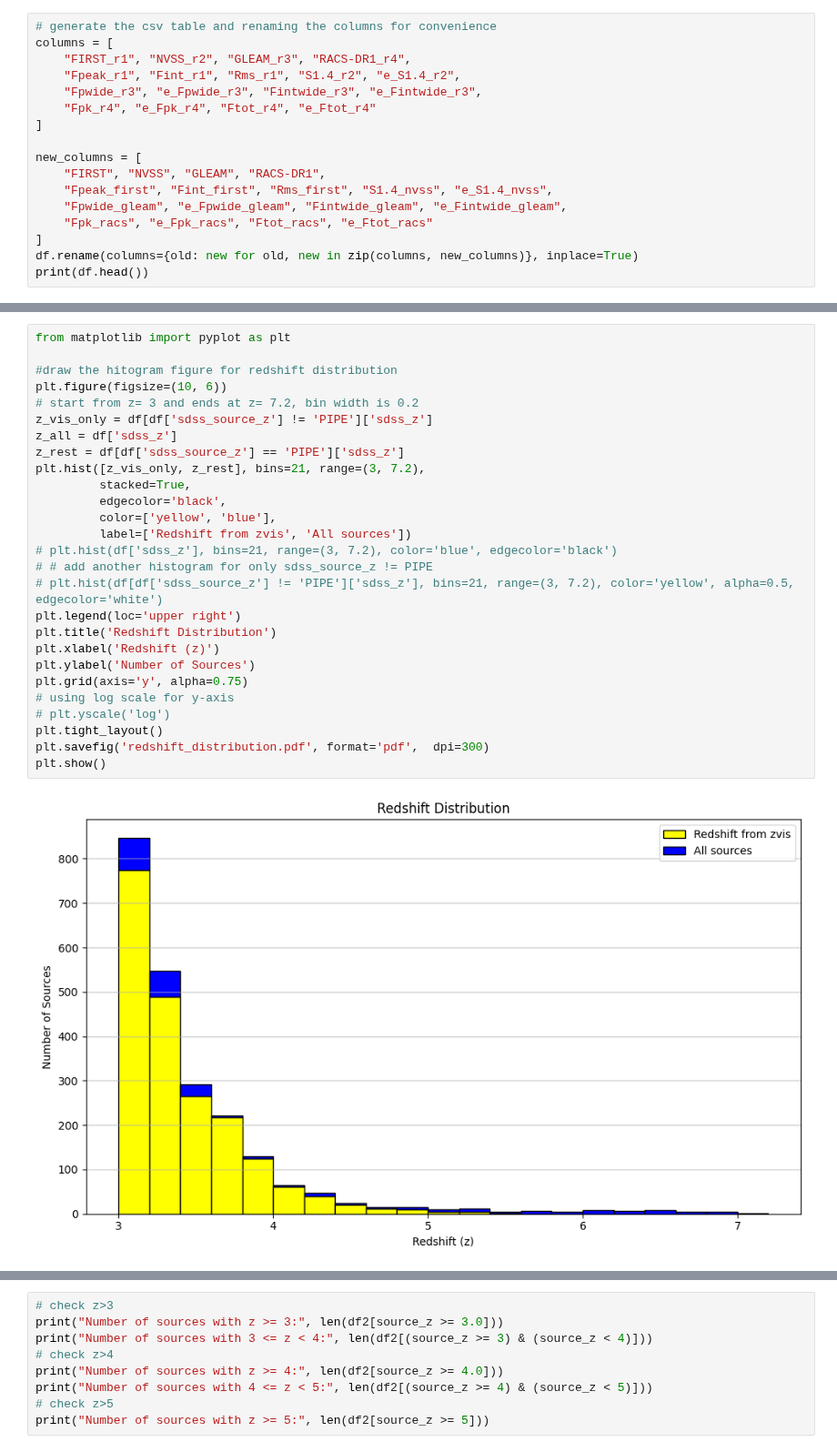
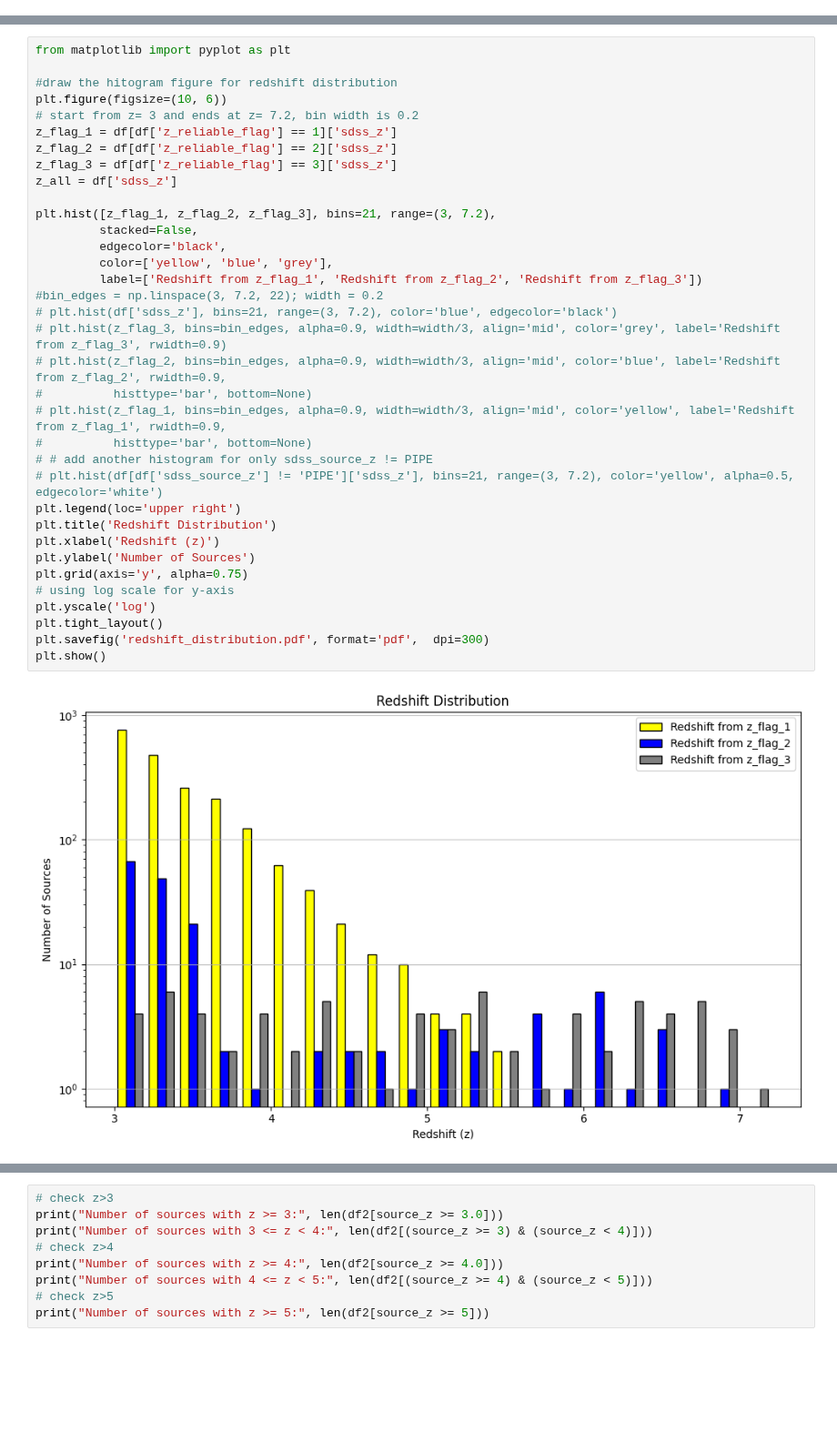
Before and after one commit to ykzhang112233/highz-catalogue, a Jupyter notebook: scripts/0-result_analysis.ipynb, the cells around one changed output, grey strips where cells are left out. Shown at 91% size. Drawn from its saved outputs; the diff is of its cells as text; blank space fills up the shorter version.

```diff
--- a/scripts/0-result_analysis.ipynb
+++ b/scripts/0-result_analysis.ipynb
@@ -32,17 +32,0 @@ Index(['sdss_name', 'sdss_ra', 'sdss_dec', 'sdss_z', 'sdss_source_z',
-# %%
-# generate the csv table and renaming the columns for convenience
-columns = [
-    "FIRST_r1", "NVSS_r2", "GLEAM_r3", "RACS-DR1_r4",
-    "Fpeak_r1", "Fint_r1", "Rms_r1", "S1.4_r2", "e_S1.4_r2",
-    "Fpwide_r3", "e_Fpwide_r3", "Fintwide_r3", "e_Fintwide_r3",
-    "Fpk_r4", "e_Fpk_r4", "Ftot_r4", "e_Ftot_r4"
-]
-
-new_columns = [
-    "FIRST", "NVSS", "GLEAM", "RACS-DR1",
-    "Fpeak_first", "Fint_first", "Rms_first", "S1.4_nvss", "e_S1.4_nvss",
-    "Fpwide_gleam", "e_Fpwide_gleam", "Fintwide_gleam", "e_Fintwide_gleam",
-    "Fpk_racs", "e_Fpk_racs", "Ftot_racs", "e_Ftot_racs"
-]
-df.rename(columns={old: new for old, new in zip(columns, new_columns)}, inplace=True)
-print(df.head())
@@ -67,32 +33,40 @@ print(df.head())
 # %%
 from matplotlib import pyplot as plt
 
 #draw the hitogram figure for redshift distribution
 plt.figure(figsize=(10, 6))
 # start from z= 3 and ends at z= 7.2, bin width is 0.2
-z_vis_only = df[df['sdss_source_z'] != 'PIPE']['sdss_z']
+z_flag_1 = df[df['z_reliable_flag'] == 1]['sdss_z']
+z_flag_2 = df[df['z_reliable_flag'] == 2]['sdss_z']
+z_flag_3 = df[df['z_reliable_flag'] == 3]['sdss_z']
 z_all = df['sdss_z']
-z_rest = df[df['sdss_source_z'] == 'PIPE']['sdss_z']
-plt.hist([z_vis_only, z_rest], bins=21, range=(3, 7.2),
-         stacked=True,
+
+plt.hist([z_flag_1, z_flag_2, z_flag_3], bins=21, range=(3, 7.2),
+         stacked=False,
          edgecolor='black',
-         color=['yellow', 'blue'],
-         label=['Redshift from zvis', 'All sources'])
+         color=['yellow', 'blue', 'grey'],
+         label=['Redshift from z_flag_1', 'Redshift from z_flag_2', 'Redshift from z_flag_3'])
+#bin_edges = np.linspace(3, 7.2, 22); width = 0.2
 # plt.hist(df['sdss_z'], bins=21, range=(3, 7.2), color='blue', edgecolor='black')
+# plt.hist(z_flag_3, bins=bin_edges, alpha=0.9, width=width/3, align='mid', color='grey', label='Redshift from z_flag_3', rwidth=0.9)
+# plt.hist(z_flag_2, bins=bin_edges, alpha=0.9, width=width/3, align='mid', color='blue', label='Redshift from z_flag_2', rwidth=0.9,
+#          histtype='bar', bottom=None)
+# plt.hist(z_flag_1, bins=bin_edges, alpha=0.9, width=width/3, align='mid', color='yellow', label='Redshift from z_flag_1', rwidth=0.9,
+#          histtype='bar', bottom=None)
 # # add another histogram for only sdss_source_z != PIPE
 # plt.hist(df[df['sdss_source_z'] != 'PIPE']['sdss_z'], bins=21, range=(3, 7.2), color='yellow', alpha=0.5, edgecolor='white')
 plt.legend(loc='upper right')
 plt.title('Redshift Distribution')
 plt.xlabel('Redshift (z)')
 plt.ylabel('Number of Sources')
 plt.grid(axis='y', alpha=0.75)
 # using log scale for y-axis
-# plt.yscale('log')
+plt.yscale('log')
 plt.tight_layout()
 plt.savefig('redshift_distribution.pdf', format='pdf',  dpi=300)
 plt.show()
 # %% [output]
-[figure, old version]
+[figure, new version]
 # %%
 # show the numbers of every redshift range
 # z>3 is 1515
```
Also changed, not shown: parts of 6 cells of this notebook.
